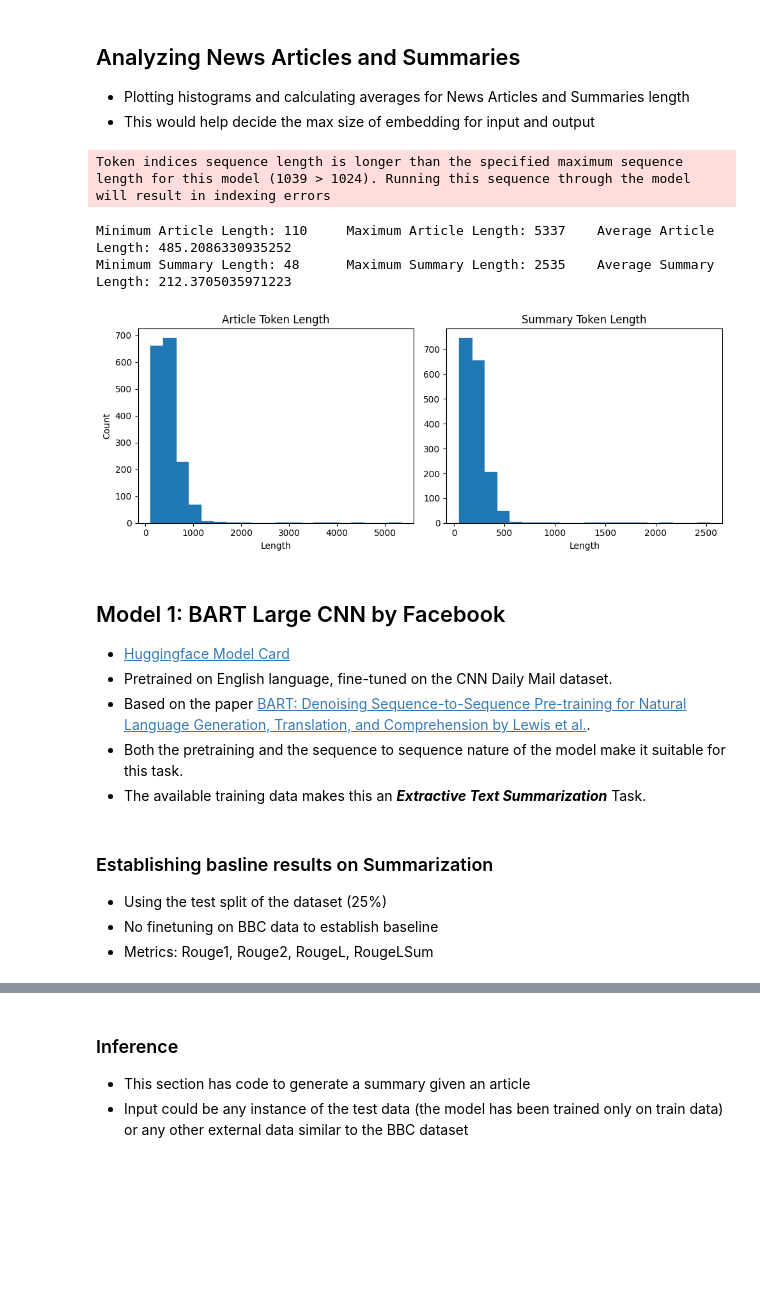
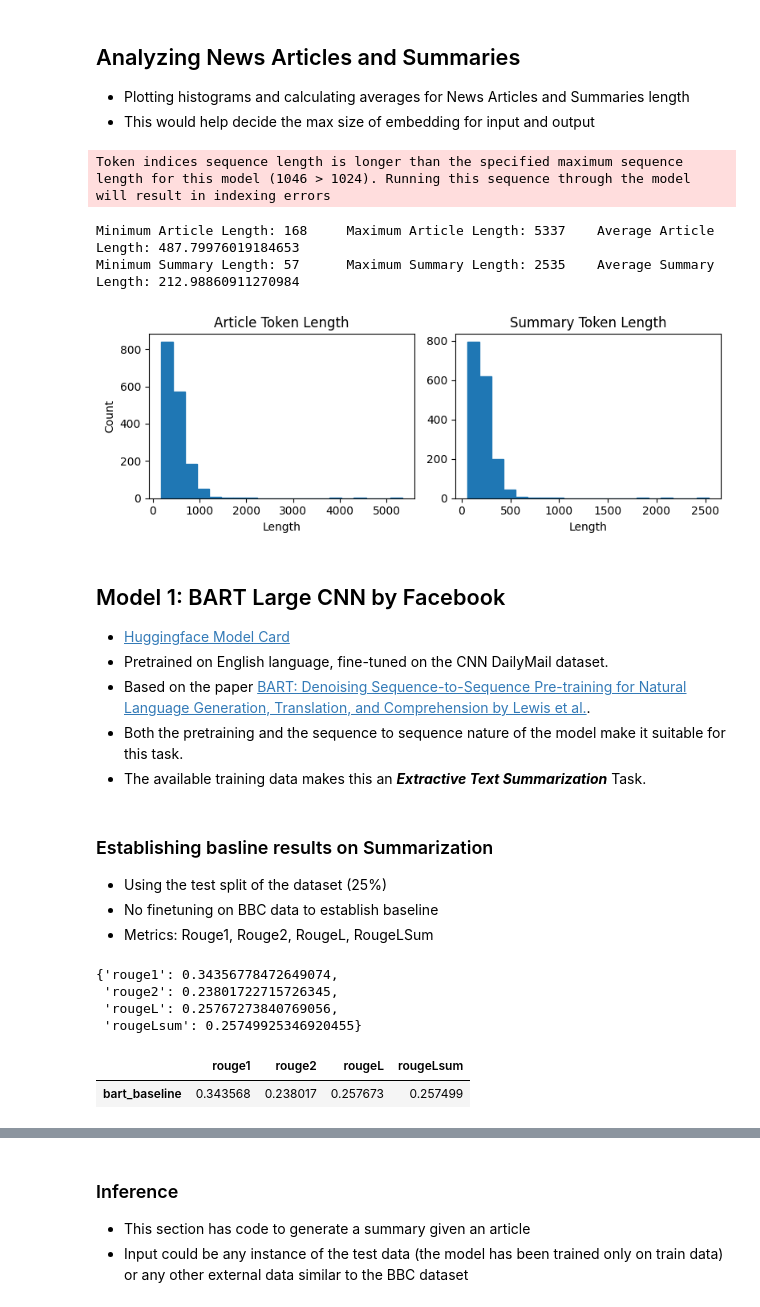
Before and after one commit to shubham8899/arrowhead-take-home-assignment, a Jupyter notebook: Arrowhead_Take_Home_Assignment.ipynb, the cells around one changed output, grey strips where cells are left out. Saved outputs shown, nothing was run; the diff lists cells and outputs as text; code cells hidden in the pictures; blank space fills up the shorter version.

```diff
--- a/Arrowhead_Take_Home_Assignment.ipynb
+++ b/Arrowhead_Take_Home_Assignment.ipynb
@@ -92,4 +88,4 @@ dataset = pd.read_csv('/content/drive/MyDrive/Arrowhead Assignment/dataset.csv',
 # Converting pandas df to huggingface dataset
 dataset = Dataset.from_pandas(dataset)
 # 25% for testing
-dataset = dataset.train_test_split(test_size=0.25)
+dataset = dataset.train_test_split(test_size=0.25, shuffle=False)
@@ -99,7 +93,7 @@ dataset = dataset.train_test_split(test_size=0.25)
 articles_len_list = [len(tokenizer.encode(article)) for article in dataset['train']['article']]
 summaries_len_list = [len(tokenizer.encode(summary)) for summary in dataset['train']['summary']]
 # %% [output]
-Token indices sequence length is longer than the specified maximum sequence length for this model (1039 > 1024). Running this sequence through the model will result in indexing errors
+Token indices sequence length is longer than the specified maximum sequence length for this model (1046 > 1024). Running this sequence through the model will result in indexing errors
 # %%
 min_a, max_a, av_a = min(articles_len_list), max(articles_len_list), mean(articles_len_list)
 min_s, max_s, av_s = min(summaries_len_list), max(summaries_len_list), mean(summaries_len_list)
@@ -107,29 +101,30 @@ min_s, max_s, av_s = min(summaries_len_list), max(summaries_len_list), mean(summ
 print('Minimum Article Length:', min_a, '\tMaximum Article Length:', max_a, '\tAverage Article Length:', av_a)
 print('Minimum Summary Length:', min_s, '\tMaximum Summary Length:', max_s, '\tAverage Summary Length:', av_s)
 # %% [output]
-Minimum Article Length: 110     Maximum Article Length: 5337    Average Article Length: 485.2086330935252
-Minimum Summary Length: 48      Maximum Summary Length: 2535    Average Summary Length: 212.3705035971223
+Minimum Article Length: 168     Maximum Article Length: 5337    Average Article Length: 487.79976019184653
+Minimum Summary Length: 57      Maximum Summary Length: 2535    Average Summary Length: 212.98860911270984
 # %%
-fig, axes = plt.subplots(1, 2, figsize=(10, 4), sharey='col' )
+# Plotting histogram of number of tokens for articles and summaries to estimate max tokenization size
+fig, axes = plt.subplots(1, 2, figsize=(8, 3), sharey='col' )
 axes[0].hist(articles_len_list, bins = 20, color = 'C0', edgecolor = 'C0' )
 axes[0].set_title("Article Token Length")
 axes[0].set_xlabel("Length")
 axes[0].set_ylabel("Count")
 
 axes[1].hist(summaries_len_list, bins = 20, color = 'C0', edgecolor = 'C0' )
 axes[1].set_title("Summary Token Length")
 axes[1].set_xlabel("Length")
 plt.tight_layout()
 plt.show()
 # %% [output]
-[figure, old version]
+[figure, new version]
 # %%
 MAX_LEN_ARTICLE = 1024
 MAX_LEN_SUMMARY = 512
 # %% [markdown]
 ## Model 1: BART Large CNN by Facebook
 - [Huggingface Model Card](https://huggingface.co/facebook/bart-large-cnn)
-- Pretrained on English language, fine-tuned on the CNN Daily Mail dataset.
+- Pretrained on English language, fine-tuned on the CNN DailyMail dataset.
 - Based on the paper [BART: Denoising Sequence-to-Sequence Pre-training for Natural Language Generation, Translation, and Comprehension by Lewis et al.](https://arxiv.org/abs/1910.13461).
 - Both the pretraining and the sequence to sequence nature of the model make it suitable for this task.
 - The available training data makes this an ***Extractive Text Summarization*** Task.
@@ -175,0 +170,7 @@ results = pd.DataFrame(rouge_dict, index = ['bart_baseline'])
+# %%
+score
+# %% [output]
+{'rouge1': 0.34356778472649074,
+ 'rouge2': 0.23801722715726345,
+ 'rougeL': 0.25767273840769056,
+ 'rougeLsum': 0.25749925346920455}
@@ -176,3 +179,8 @@ results = pd.DataFrame(rouge_dict, index = ['bart_baseline'])
+# %%
+results
+# %% [output]
+|  | rouge1 | rouge2 | rougeL | rougeLsum |
+| bart_baseline | 0.343568 | 0.238017 | 0.257673 | 0.257499 |
 # %%
 results.to_csv('/content/drive/MyDrive/Arrowhead Assignment/results.csv')
 # %% [markdown]
```
Also changed, not shown: parts of 40 cells of this notebook.
